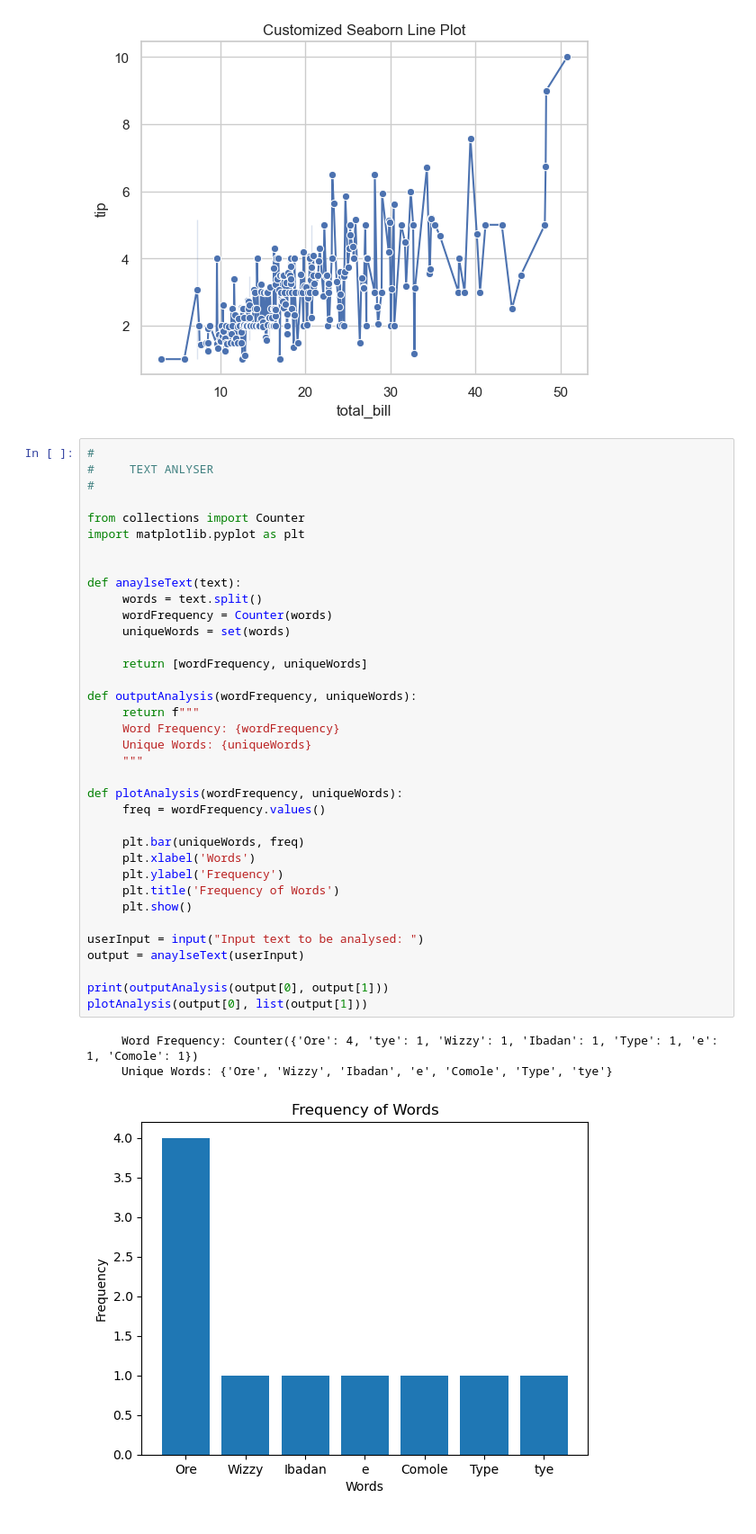
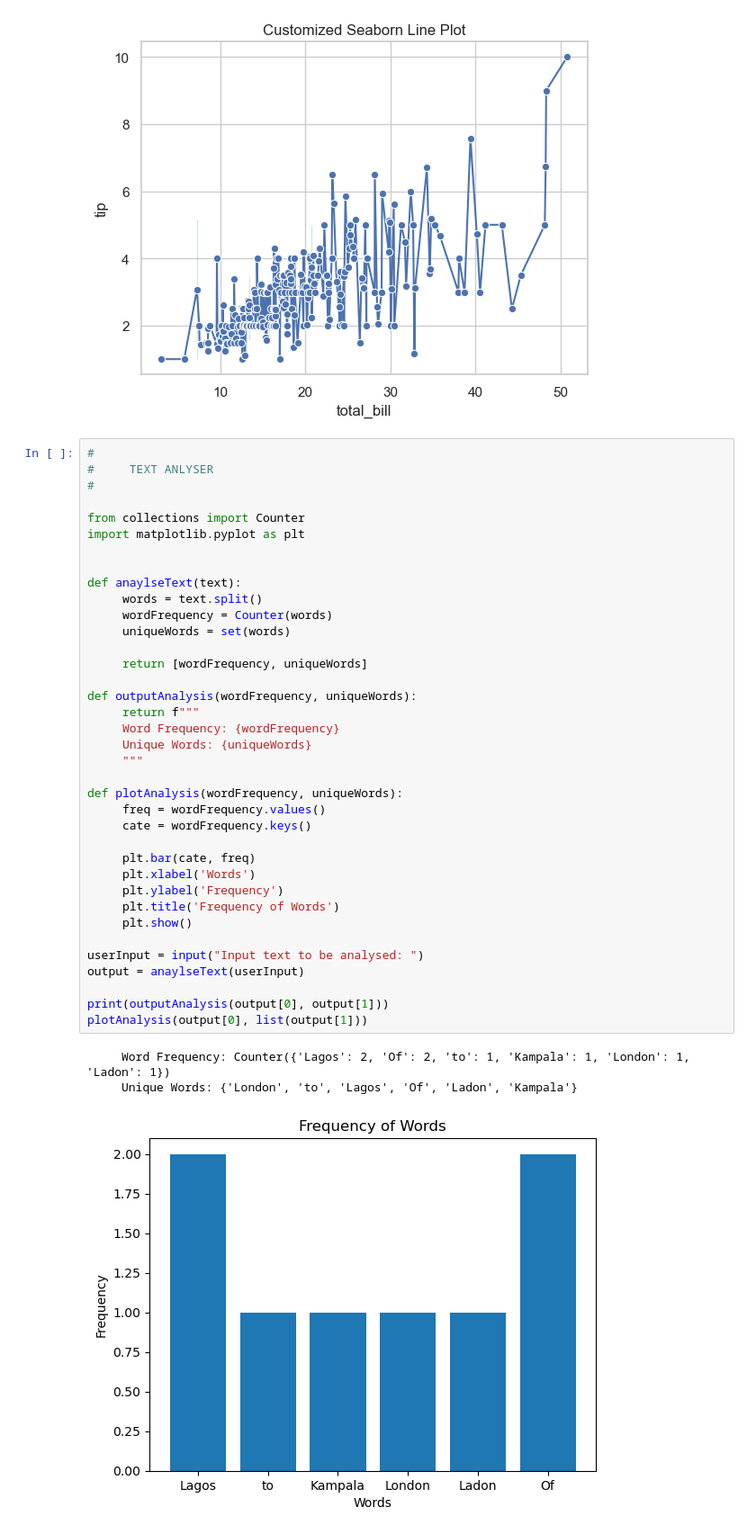
Before and after one commit to king525dev/intro-to-ML, a Jupyter notebook: pyForML/personal.ipynb, the cells around one changed output. Shown at 90% size. Cells and saved outputs as stored; diff of their text form.

```diff
--- a/pyForML/personal.ipynb
+++ b/pyForML/personal.ipynb
@@ -234,34 +234,35 @@ from collections import Counter
 import matplotlib.pyplot as plt
 
 
 def anaylseText(text):
      words = text.split()
      wordFrequency = Counter(words)
      uniqueWords = set(words)
 
      return [wordFrequency, uniqueWords]
 
 def outputAnalysis(wordFrequency, uniqueWords):
      return f"""
      Word Frequency: {wordFrequency}
      Unique Words: {uniqueWords}
      """
 
 def plotAnalysis(wordFrequency, uniqueWords):
      freq = wordFrequency.values()
+     cate = wordFrequency.keys()
 
-     plt.bar(uniqueWords, freq)
+     plt.bar(cate, freq)
      plt.xlabel('Words')
      plt.ylabel('Frequency')
      plt.title('Frequency of Words')
      plt.show()
 
 userInput = input("Input text to be analysed: ")
 output = anaylseText(userInput)
 
 print(outputAnalysis(output[0], output[1]))
 plotAnalysis(output[0], list(output[1]))
 # %% [output]
-     Word Frequency: Counter({'Ore': 4, 'tye': 1, 'Wizzy': 1, 'Ibadan': 1, 'Type': 1, 'e': 1, 'Comole': 1})
-     Unique Words: {'Ore', 'Wizzy', 'Ibadan', 'e', 'Comole', 'Type', 'tye'}
+     Word Frequency: Counter({'Lagos': 2, 'Of': 2, 'to': 1, 'Kampala': 1, 'London': 1, 'Ladon': 1})
+     Unique Words: {'London', 'to', 'Lagos', 'Of', 'Ladon', 'Kampala'}
-[figure, old version]
+[figure, new version]
```
Also changed, not shown: parts of 5 cells of this notebook, 2 other files.
